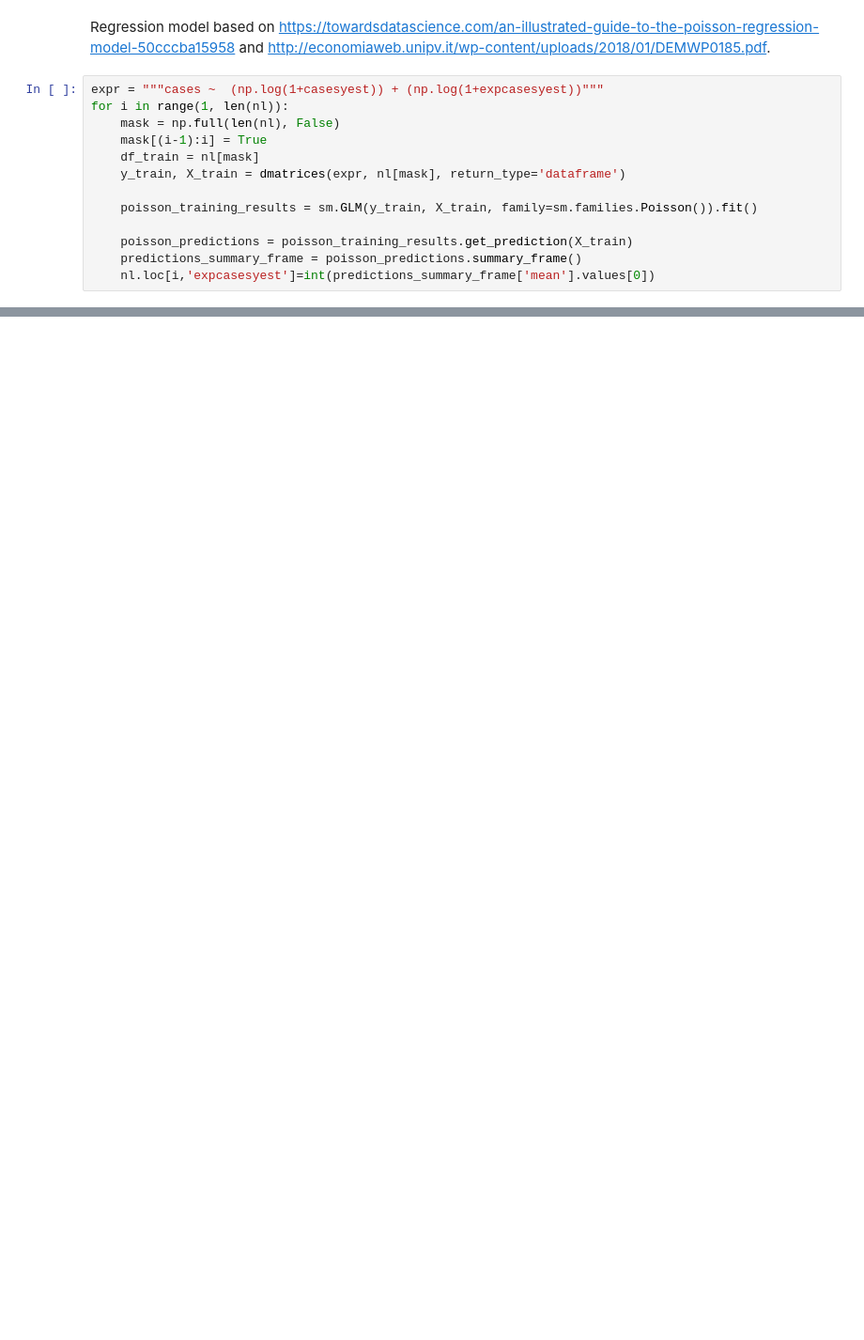
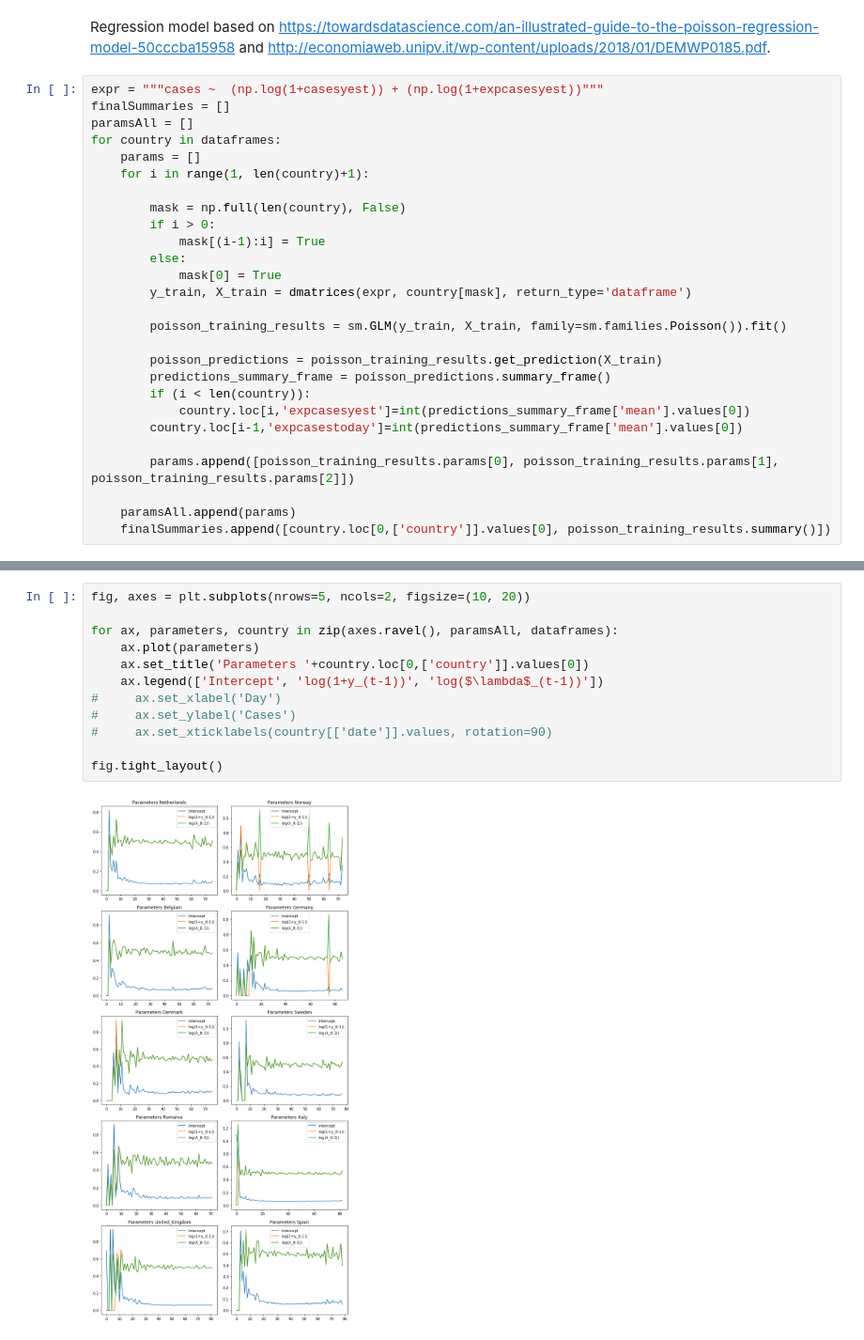
Before and after one commit to mihaighidoveanu/covid19, a Jupyter notebook: basemodelTest.ipynb, the cells around one changed output, grey strips where cells are left out. Shown at 94% size. Cells and saved outputs as stored; diff of their text form; blank space fills up the shorter version.

```diff
--- a/basemodelTest.ipynb
+++ b/basemodelTest.ipynb
@@ -99,14 +78,28 @@ sp.loc[0,'expcasesyest']=0
 Regression model based on https://towardsdatascience.com/an-illustrated-guide-to-the-poisson-regression-model-50cccba15958 and http://economiaweb.unipv.it/wp-content/uploads/2018/01/DEMWP0185.pdf.
 # %%
 expr = """cases ~  (np.log(1+casesyest)) + (np.log(1+expcasesyest))"""
-for i in range(1, len(nl)):
-    mask = np.full(len(nl), False)
-    mask[(i-1):i] = True
-    df_train = nl[mask]
-    y_train, X_train = dmatrices(expr, nl[mask], return_type='dataframe')
+finalSummaries = []
+paramsAll = []
+for country in dataframes:
+    params = []
+    for i in range(1, len(country)+1):
 
-    poisson_training_results = sm.GLM(y_train, X_train, family=sm.families.Poisson()).fit()
+        mask = np.full(len(country), False)
+        if i > 0:
+            mask[(i-1):i] = True
+        else:
+            mask[0] = True
+        y_train, X_train = dmatrices(expr, country[mask], return_type='dataframe')
 
-    poisson_predictions = poisson_training_results.get_prediction(X_train)
-    predictions_summary_frame = poisson_predictions.summary_frame()
-    nl.loc[i,'expcasesyest']=int(predictions_summary_frame['mean'].values[0])
+        poisson_training_results = sm.GLM(y_train, X_train, family=sm.families.Poisson()).fit()
+
+        poisson_predictions = poisson_training_results.get_prediction(X_train)
+        predictions_summary_frame = poisson_predictions.summary_frame()
+        if (i < len(country)):
+            country.loc[i,'expcasesyest']=int(predictions_summary_frame['mean'].values[0])
+        country.loc[i-1,'expcasestoday']=int(predictions_summary_frame['mean'].values[0])
+
+        params.append([poisson_training_results.params[0], poisson_training_results.params[1], poisson_training_results.params[2]])
+
+    paramsAll.append(params)
+    finalSummaries.append([country.loc[0,['country']].values[0], poisson_training_results.summary()])
@@ -147,0 +130,14 @@ Next steps:
+# %%
+fig, axes = plt.subplots(nrows=5, ncols=2, figsize=(10, 20))
+
+for ax, parameters, country in zip(axes.ravel(), paramsAll, dataframes):
+    ax.plot(parameters)
+    ax.set_title('Parameters '+country.loc[0,['country']].values[0])
+    ax.legend(['Intercept', 'log(1+y_(t-1))', 'log($\lambda$_(t-1))'])
+#     ax.set_xlabel('Day')
+#     ax.set_ylabel('Cases')
+#     ax.set_xticklabels(country[['date']].values, rotation=90)
+
+fig.tight_layout()
+# %% [output]
+[figure, added]
```
Also changed, not shown: parts of 23 cells of this notebook, 1 other file.
